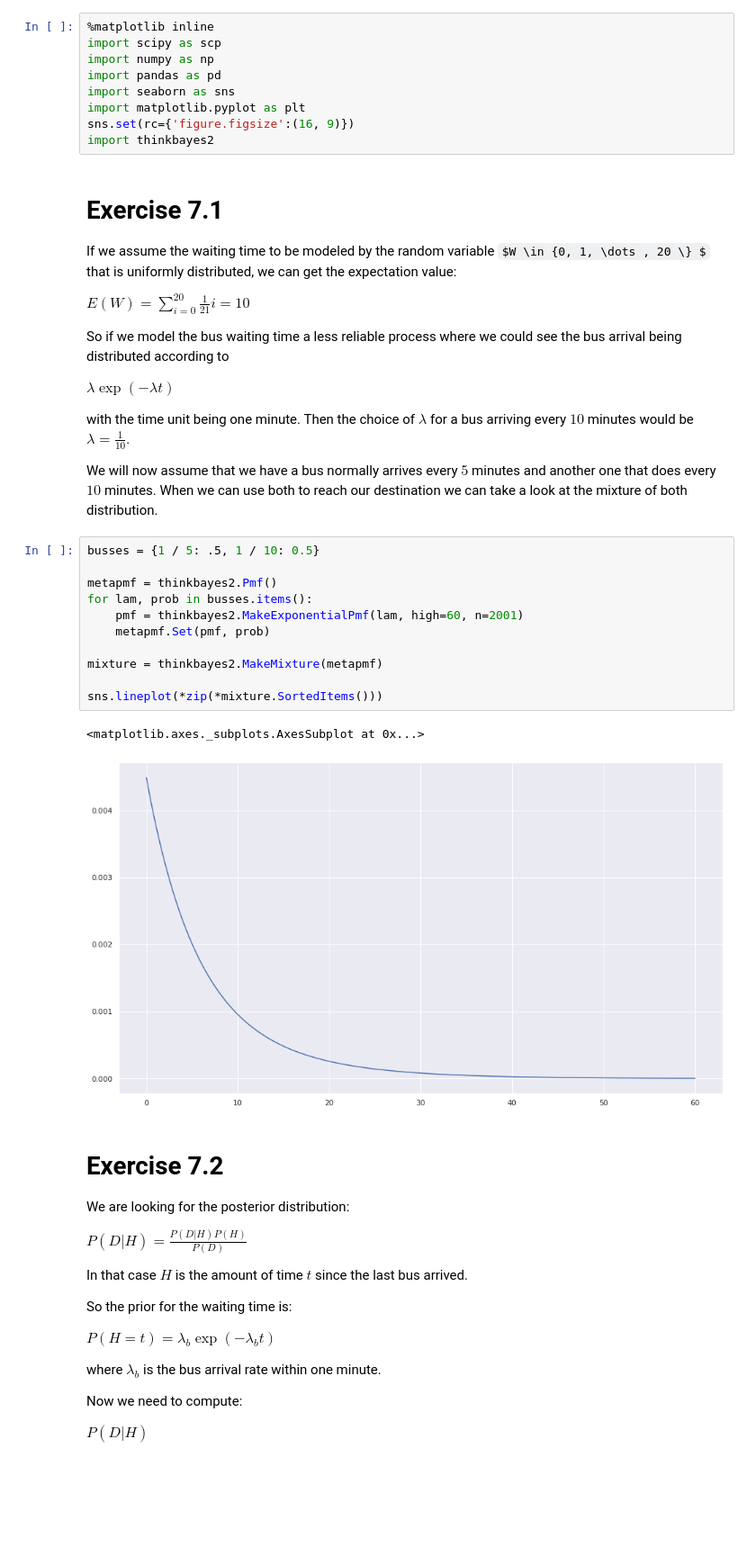
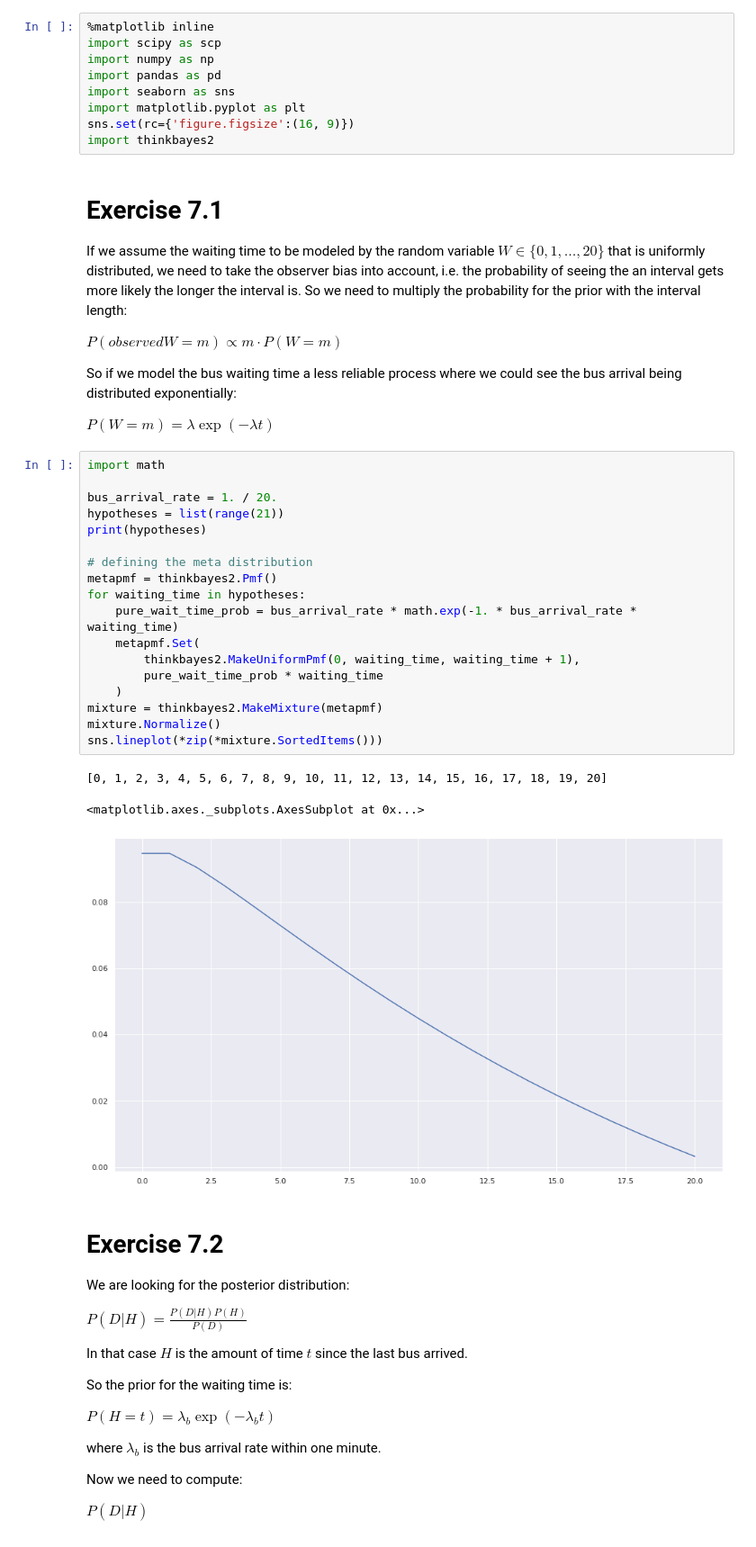
Before and after one commit to spirousschuh/think_bayes_exercises, a Jupyter notebook: notebooks/excercises_chapter_7.ipynb, the cells around one changed output. Shown at 90% size. Saved outputs shown, nothing was run; the diff lists cells and outputs as text; some formulas as TeX source; blank space fills up the shorter version.

```diff
--- a/notebooks/excercises_chapter_7.ipynb
+++ b/notebooks/excercises_chapter_7.ipynb
@@ -10,31 +10,35 @@ import thinkbayes2
 # %% [markdown]
 # Exercise 7.1
 
-If we assume the waiting time to be modeled by the random variable $W \in {0, 1, \dots , 20 \} $ that is uniformly distributed, we can get the expectation value:
+If we assume the waiting time to be modeled by the random variable $W \in \{0, 1, \dots , 20 \} $ that is uniformly distributed, we need to take the observer bias into account, i.e. the probability of seeing the an interval gets more likely the longer the interval is. So we need to multiply the probability for the prior with the interval length:
 
-$ E (W) = \sum_{i = 0}^{ 20} \frac 1 {21} i = 10 $
+$ P(observed W=m) \propto m \cdot P(W=m) $
 
-So if we model the bus waiting time a less reliable process where we could see the bus arrival being distributed according to
+So if we model the bus waiting time a less reliable process where we could see the bus arrival being distributed exponentially:
 
-$ \lambda \exp( - \lambda t ) $
-
-with the time unit being one minute. Then the choice of $\lambda$ for a bus arriving every $10$ minutes would be $\lambda = \frac 1 {10} $.
-
-We will now assume that we have a bus normally arrives every $5$ minutes and another one that does every $10$ minutes. When we can use both to reach our destination we can take a look at the mixture of both distribution.
+$ P(W=m) = \lambda \exp( - \lambda t ) $
-# %%
-busses = {1 / 5: .5, 1 / 10: 0.5}
-
-metapmf = thinkbayes2.Pmf()
-for lam, prob in busses.items():
-    pmf = thinkbayes2.MakeExponentialPmf(lam, high=60, n=2001)
-    metapmf.Set(pmf, prob)
-
-mixture = thinkbayes2.MakeMixture(metapmf)
-
-sns.lineplot(*zip(*mixture.SortedItems()))
-# %% [output]
-<matplotlib.axes._subplots.AxesSubplot at 0x...>
-[figure, removed]
+# %%
+import math
+
+bus_arrival_rate = 1. / 20.
+hypotheses = list(range(21))
+print(hypotheses)
+
+# defining the meta distribution
+metapmf = thinkbayes2.Pmf()
+for waiting_time in hypotheses:
+    pure_wait_time_prob = bus_arrival_rate * math.exp(-1. * bus_arrival_rate * waiting_time)
+    metapmf.Set(
+        thinkbayes2.MakeUniformPmf(0, waiting_time, waiting_time + 1),
+        pure_wait_time_prob * waiting_time
+    )
+mixture = thinkbayes2.MakeMixture(metapmf)
+mixture.Normalize()
+sns.lineplot(*zip(*mixture.SortedItems()))
+# %% [output]
+[0, 1, 2, 3, 4, 5, 6, 7, 8, 9, 10, 11, 12, 13, 14, 15, 16, 17, 18, 19, 20]
+<matplotlib.axes._subplots.AxesSubplot at 0x...>
+[figure, added]
 # %% [markdown]
 # Exercise 7.2
 
```
Also changed, not shown: parts of 2 cells of this notebook, 1 other file.
